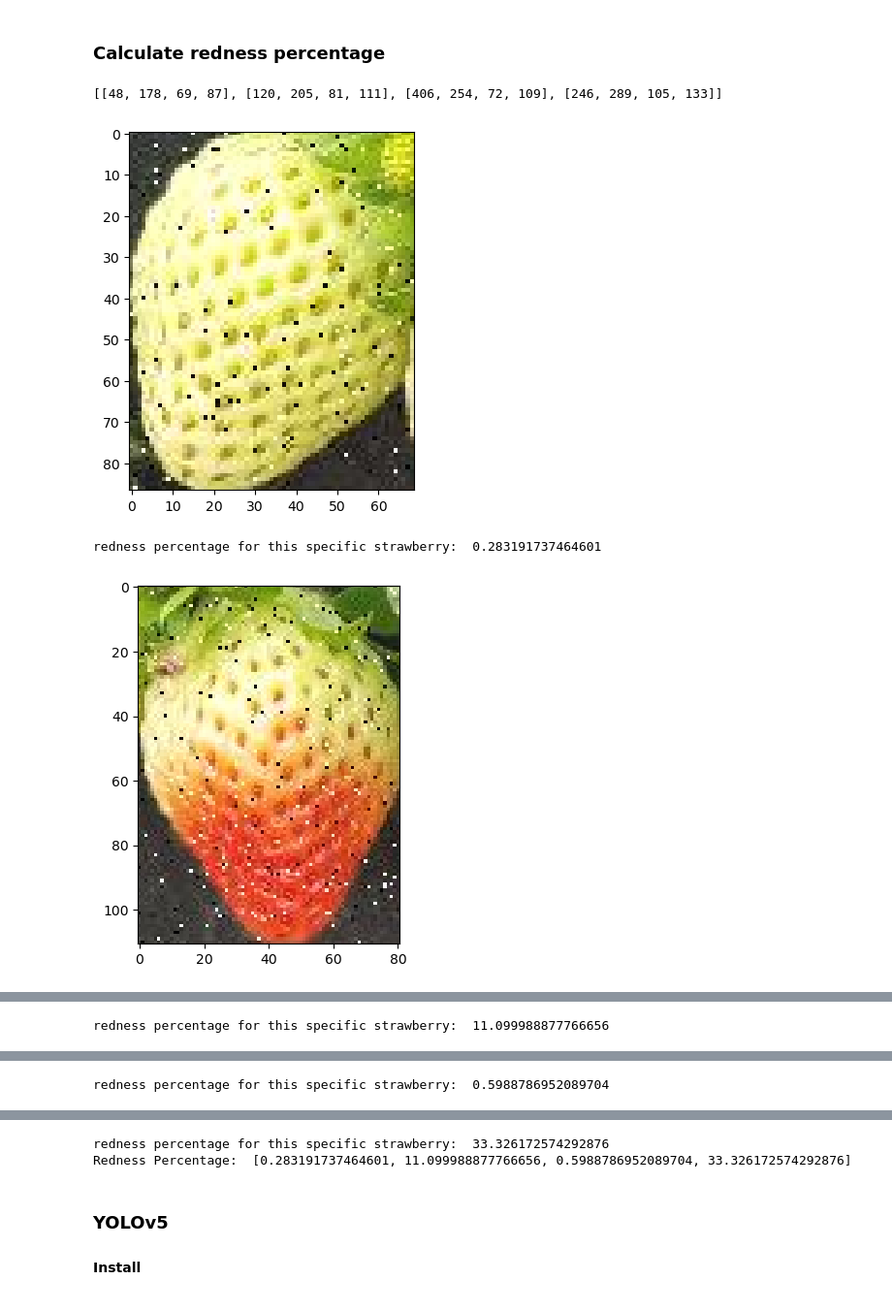
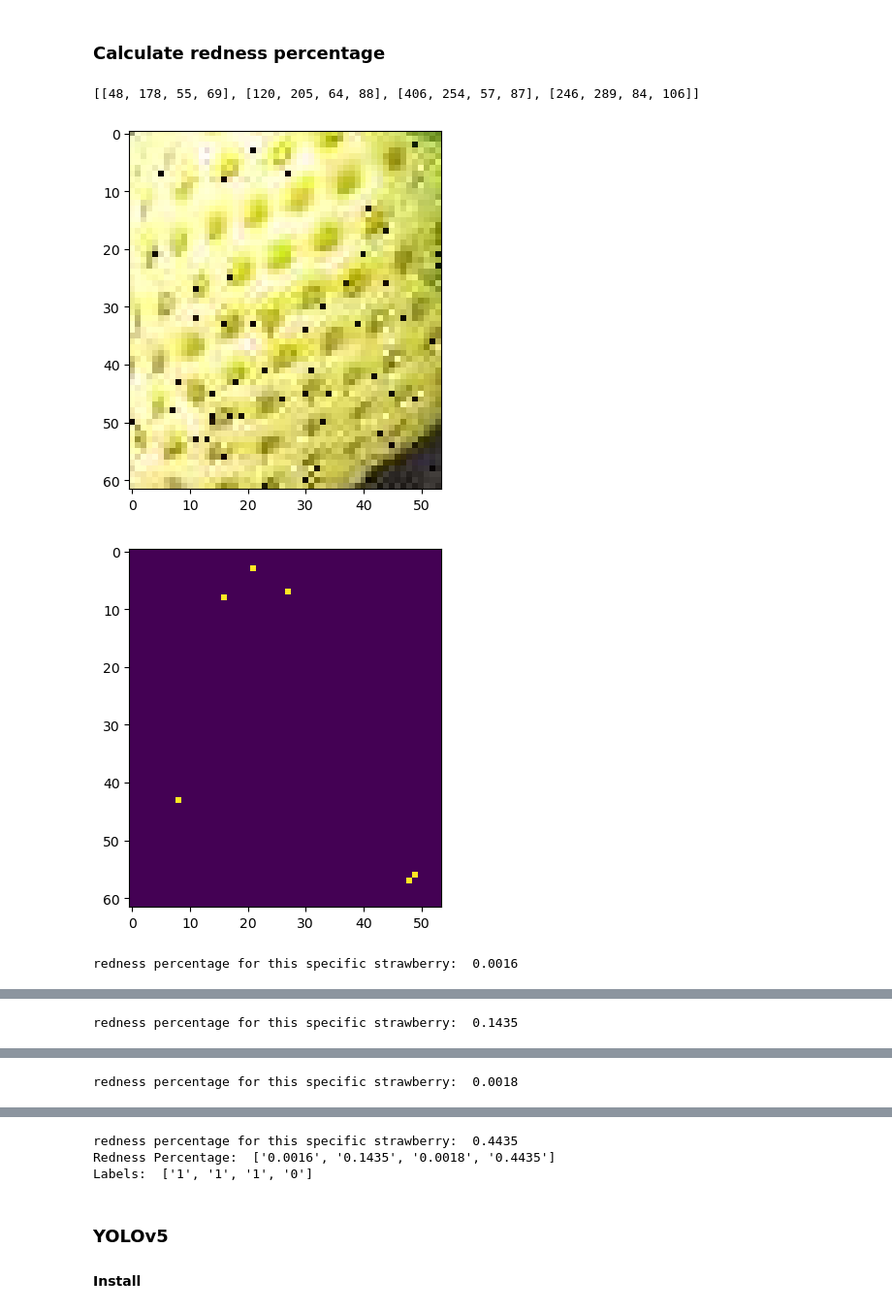
Before and after one commit to KarlssonLucas/dml-project, a Jupyter notebook: project.ipynb, the cells around one changed output, grey strips where cells are left out. Shown at 97% size. Saved outputs shown, nothing was run; the diff lists cells and outputs as text; code cells hidden in the pictures.

```diff
--- a/project.ipynb
+++ b/project.ipynb
@@ -199,43 +225,61 @@ def calculate_redness_percentage(image_tensor, bbox):
 def get_bbox(label): #label is an array of labels for each image
     height = 512
     width = 512
-    bbox = [] # bbox is an array of bounding boxes for each image
+    ratio = 0.8 #smaller value more zoom
+    bbox = [] # bbox is an array of bounding boxes for each image with ratio applied
     for l in label:
             [lab, x1, y1, x2, y2] = l
             x1, y1, x2, y2 = float(x1), float(y1), float(x2), float(y2)
             rect = patches.Rectangle(((x1-(x2/2))*width, (y1-(y2/2))*height), x2*width, y2*height, linewidth=2, edgecolor='r', facecolor='none', label="asd")
             x_center, y_center = rect.get_center()
+            #get original bbox dimensions
             w = rect.get_width()
             h = rect.get_height()
-            bb = [int(x_center), int(y_center), int(w), int(h)]
+            #zooming in the bounding box by reducing width and height
+            new_w = w*ratio
+            new_h = h*ratio
+            bb = [int(x_center), int(y_center), int(new_w), int(new_h)]
             bbox = bbox + [bb]
     return bbox
+
+#def reduce_bbox(bbox):
+#    ratio = 0.75
+#    new_bboxes = []
+#    for box in bbox:
+#        x, y, w, h = box
+#        new_width = w*ratio
+#        new_height = h*height
+#        new_bbox = [x, y, new_width, new_height]
+#        new_bboxes = new_bboxes + [new_bbox]
+#    return new_bboxes
+
 
 # Define bounding box coordinates (x, y, width, height)
 bbox = get_bbox(label) # array of bounding boxes
 
 image_width = 512
 image_height = 512
 
 def unnormalize_bbox(normalized_bbox, image_width, image_height):
     unnormalized_bbox = []
     for bbox in normalized_bbox:
         x, y, w, h = bbox
         x_pixel = int(x * image_width)
         y_pixel = int(y * image_height)
         width_pixel = int(w * image_width)
         height_pixel = int(h * image_height)
         unnormalized_bbox = unnormalized_bbox + [[x_pixel, y_pixel, width_pixel, height_pixel]]
     return unnormalized_bbox #array of unnormalized bboxes
 
 print(bbox)
 
 
 # Calculate the redness percentage
-redness_percentage = calculate_redness_percentage(image_tensor, bbox) #image tensor and array of unnormalized_bboxes
+redness_percentage, labels = calculate_redness_percentage(train_dataset[35], bbox) #image tensor and array of unnormalized_bboxes
 print("Redness Percentage: ", redness_percentage)
+print("Labels: ", labels)
 # %% [output]
-[[48, 178, 69, 87], [120, 205, 81, 111], [406, 254, 72, 109], [246, 289, 105, 133]]
+[[48, 178, 55, 69], [120, 205, 64, 88], [406, 254, 57, 87], [246, 289, 84, 106]]
-[figure, old version]
+[figure, new version]
+[figure, new version]
-redness percentage for this specific strawberry:  0.283191737464601
+redness percentage for this specific strawberry:  0.0016
-[figure, old version]
@@ -242 +288 @@ redness percentage for this specific strawberry:  0.283191737464601
-redness percentage for this specific strawberry:  11.099988877766656
+redness percentage for this specific strawberry:  0.1435
@@ -244 +291 @@ redness percentage for this specific strawberry:  11.099988877766656
-redness percentage for this specific strawberry:  0.5988786952089704
+redness percentage for this specific strawberry:  0.0018
@@ -246,5 +294,6 @@ redness percentage for this specific strawberry:  0.5988786952089704
-redness percentage for this specific strawberry:  33.326172574292876
-Redness Percentage:  [0.283191737464601, 11.099988877766656, 0.5988786952089704, 33.326172574292876]
+redness percentage for this specific strawberry:  0.4435
+Redness Percentage:  ['0.0016', '0.1435', '0.0018', '0.4435']
+Labels:  ['1', '1', '1', '0']
 # %% [markdown]
 ### YOLOv5
 #### Install
```
Also changed, not shown: parts of 3 cells of this notebook.
